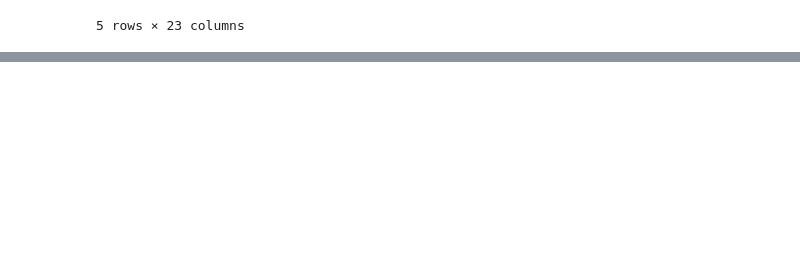
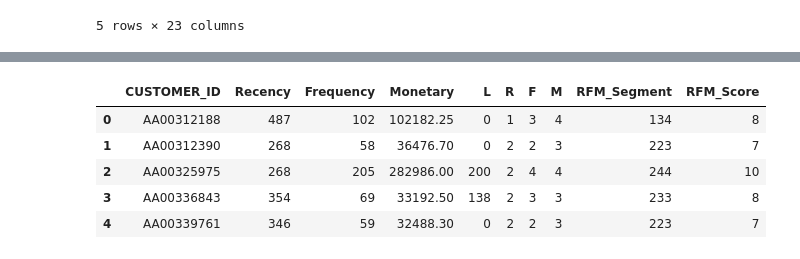
Before and after one commit to PeterBaraka/ml_fieldwork_lab, a Jupyter notebook: seg_preprocess.ipynb, the cells around one changed output, grey strips where cells are left out. Cells and saved outputs as stored; diff of their text form; code cells hidden in the pictures; blank space fills up the shorter version.

Commit message:
Refactored Preprocessing

```diff
--- a/seg_preprocess.ipynb
+++ b/seg_preprocess.ipynb
@@ -793,0 +424,6 @@ RFM_Final.to_csv('./datasets/1_SEGMENTATION/RFM_Final.csv', index=False)
+# %%
+# Refactor of transaction type and transaction value calculation
+df_agg['TRANSACTION_VALUE'] = df_agg['LIST_PRICE'] * df_agg['QUANTITY']
+# Set TRANSACTION_VALUE to float
+df_agg['TRANSACTION_VALUE'] = df_agg['TRANSACTION_VALUE'].astype(float)
+df_agg.head()
@@ -793,0 +485,18 @@ RFM_Final.to_csv('./datasets/1_SEGMENTATION/RFM_Final.csv', index=False)
+# %%
+# Recency quartile
+r_labels = range(4, 0, -1)
+r_quartiles = pd.qcut(RFM['Recency'], 4, labels = r_labels)
+RFM = RFM.assign(R = r_quartiles.values)
+
+# Frequency quartile
+f_labels = range(1, 5)
+f_quartiles = pd.qcut(RFM['Frequency'], 4, labels = f_labels)
+RFM = RFM.assign(F = f_quartiles.values)
+
+# Monetary quartile
+m_labels = range(1, 5)
+RFM['Monetary'] = pd.to_numeric(RFM['Monetary'], errors='coerce')
+m_quartiles = pd.qcut(RFM['Monetary'], 4, labels = m_labels)
+RFM = RFM.assign(M = m_quartiles.values)
+
+RFM.head()
@@ -793,0 +510,13 @@ RFM_Final.to_csv('./datasets/1_SEGMENTATION/RFM_Final.csv', index=False)
+# %%
+def merge_rfm(x): return str(x['R']) + str(x['F']) + str(x['M'])
+RFM['RFM_Segment'] = RFM.apply(merge_rfm, axis=1)
+RFM['RFM_Score'] = RFM[['R', 'F', 'M']].sum(axis = 1)
+
+RFM.head()
+# %% [output]
+|  | CUSTOMER_ID | Recency | Frequency | Monetary | L | R | F | M | RFM_Segment | RFM_Score |
+| 0 | AA00312188 | 487 | 102 | 102182.25 | 0 | 1 | 3 | 4 | 134 | 8 |
+| 1 | AA00312390 | 268 | 58 | 36476.70 | 0 | 2 | 2 | 3 | 223 | 7 |
+| 2 | AA00325975 | 268 | 205 | 282986.00 | 200 | 2 | 4 | 4 | 244 | 10 |
+| 3 | AA00336843 | 354 | 69 | 33192.50 | 138 | 2 | 3 | 3 | 233 | 8 |
+| 4 | AA00339761 | 346 | 59 | 32488.30 | 0 | 2 | 2 | 3 | 223 | 7 |
```
Also changed, not shown: parts of 75 cells of this notebook.
